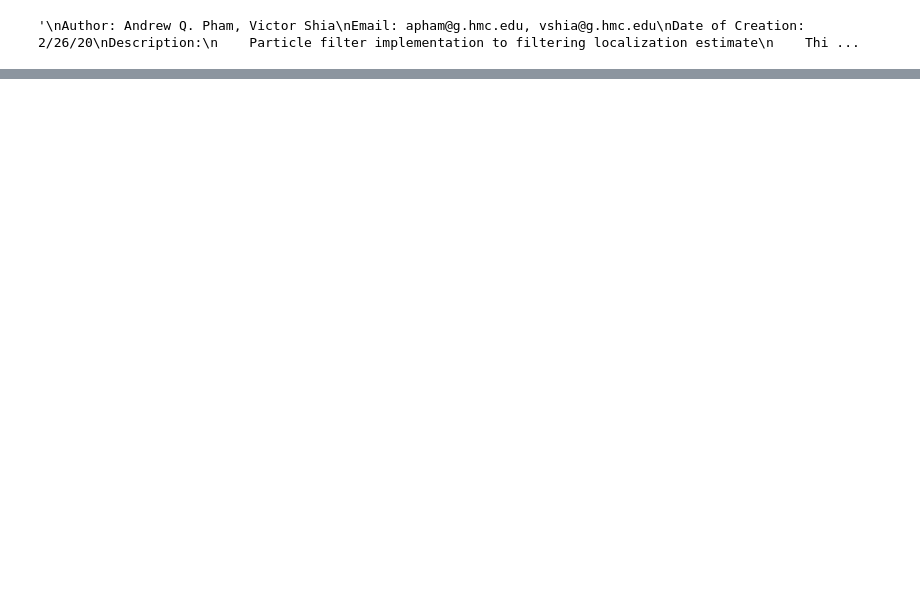
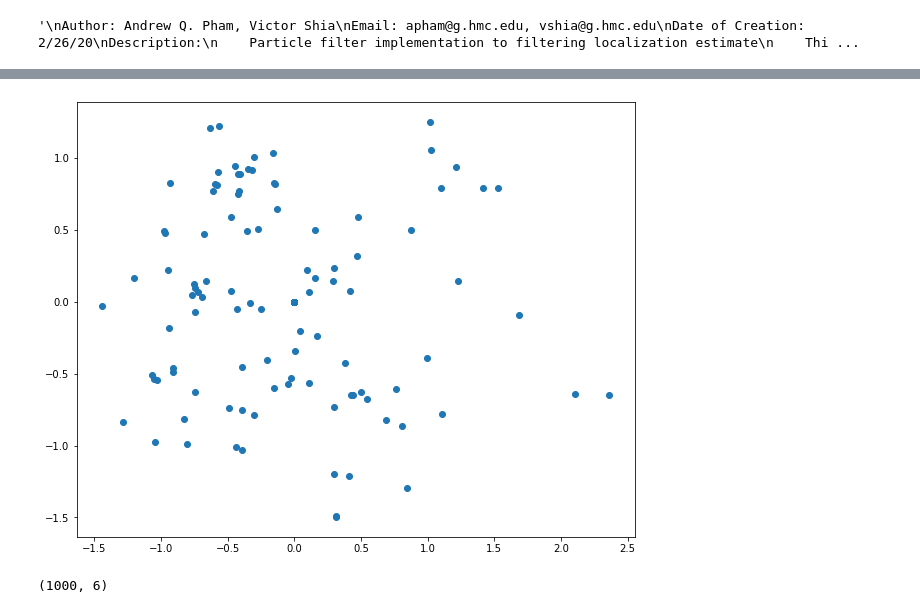
Before and after one commit to aryagoutam/E205_Lab_04, a Jupyter notebook: PF.ipynb, the cells around one changed output, grey strips where cells are left out. Saved outputs shown, nothing was run; the diff lists cells and outputs as text; code cells hidden in the pictures; blank space fills up the shorter version.

```diff
--- a/PF.ipynb
+++ b/PF.ipynb
@@ -21,2 +18,7 @@ from resample import resample_step
 import scipy.stats
+# %%
+# RANDOM OBJECTS
+
+rng = np.random.default_rng(0)
+meas_rv = scipy.stats.multivariate_normal(mean = np.array([0,0,0]), cov = meas_cov)
 # %%
@@ -62,19 +89,29 @@ def prediction_and_correction_step(x_t_prev, u_t, z_t):
 
     # Adding noise before propagation
 
-    x_acc, yaw_vel = u_t
-
-    x_bar_t = np.zeros_like(x_t_prev) # N_particles x N_states mtx
+    x_acc, yaw_vel = u_t #2x1
 
     # Prediction step
-    for i in range(PARTICLES):
-        x_acc_noise = np.random.normal(loc = 0, scale = x_acc_noise)
-        yaw_vel_noise = np.random.normal(loc = 0, scale = yaw_vel_noise)
-        noisy_u_t = np.array([x_acc + x_acc_noise, yaw_vel + yaw_vel_noise])
-        x_bar_t[i,:] = propagate_state(x_t_prev[i,:], noisy_u_t)
+    x_acc_noise = np.random.normal(loc = 0, scale = x_acc_std, size = PARTICLES)
+    yaw_vel_noise = np.random.normal(loc = 0, scale = yaw_vel_std, size = PARTICLES)
+
+    noisy_u_t = np.zeros((PARTICLES, CONTROLS))
+    noisy_u_t[:,0] = x_acc + x_acc_noise
+    noisy_u_t[:,1] = yaw_vel + yaw_vel_noise
+
+    x_bar_t = propagate_state(x_t_prev, noisy_u_t) # PARTICLES x STATES
 
     # Correction
+#     z_bar_t = calc_meas_prediction(x_bar_t) # PARTICLES x MEASUREMENTS
 
+#     meas_diff = z_bar_t - z_t.reshape(1,MEASUREMENTS) # PARTICLES x MEASUREMENTS
+#     new_weights = meas_rv.pdf(meas_diff) # PARTICLES x 1
+#     new_weights /= np.sum(new_weights)
+
+    #### TODO REMOVE *****************************************************************************
+    new_weights = 1/PARTICLES
+
+    x_bar_t[:,5] = new_weights
     """STUDENT CODE END"""
 
     return x_bar_t
@@ -87,7 +124,13 @@ def resample_step(x_bar_t):
     """
 
     """STUDENT CODE START"""
-    x_est_t = x_bar_t
+
+    x_est_t = rng.choice(a = x_bar_t,
+                         size = PARTICLES,
+                         p = x_bar_t[:,5],
+                         axis = 0)
+    x_est_t[:,5] = 1/PARTICLES
+
     """STUDENT CODE END"""
 
     return x_est_t
@@ -203,0 +265,11 @@ plt.plot(yaw_vel[])
+# %%
+plt.figure(figsize = (10,8))
+for p_ind in range(1):
+    zp = state_estimates[p_ind,0:2,:]
+    plt.scatter(zp[0,:],zp[1,:])
+# %% [output]
+[figure, added]
+# %%
+state_est_t.shape
+# %% [output]
+(1000, 6)
```
Also changed, not shown: parts of 13 cells of this notebook, 1 other file.
